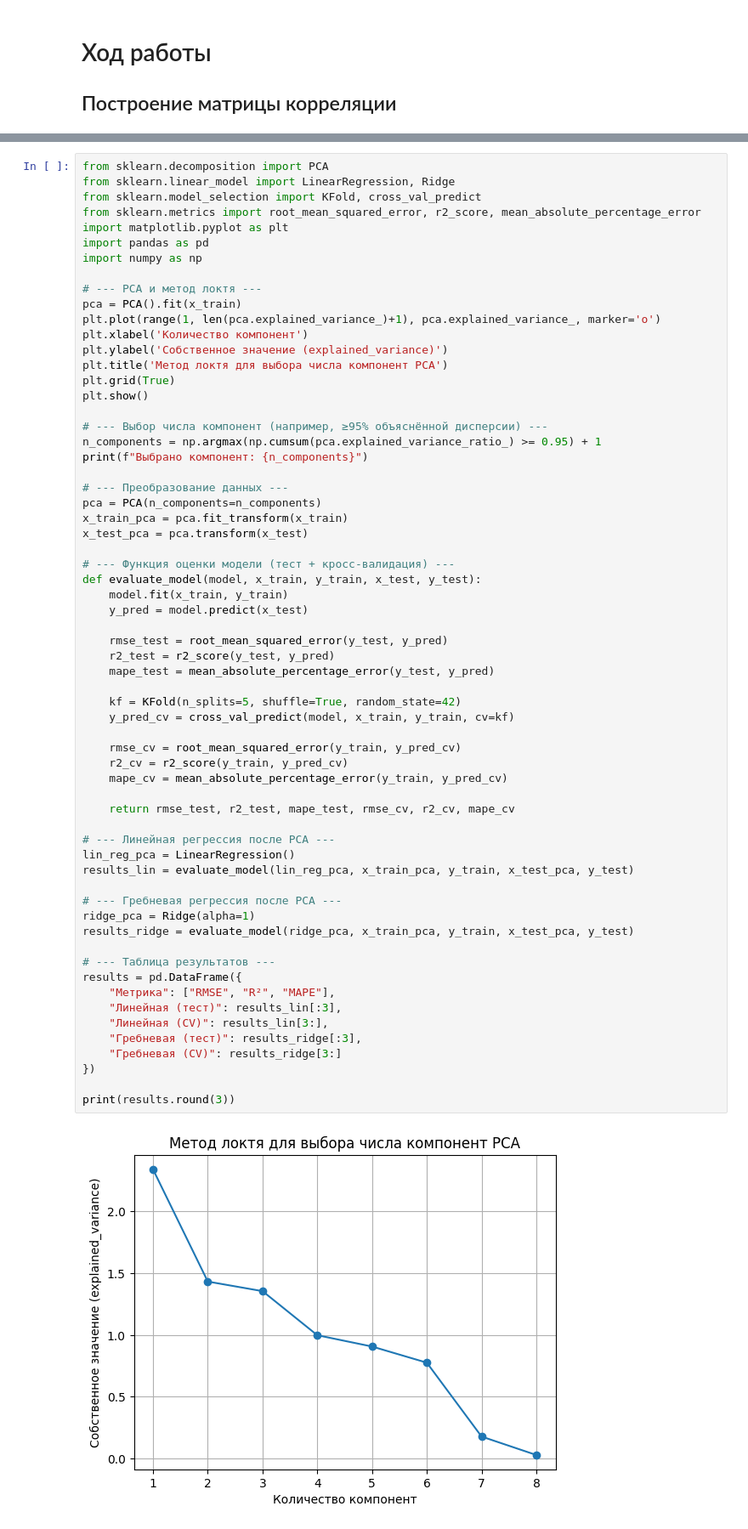
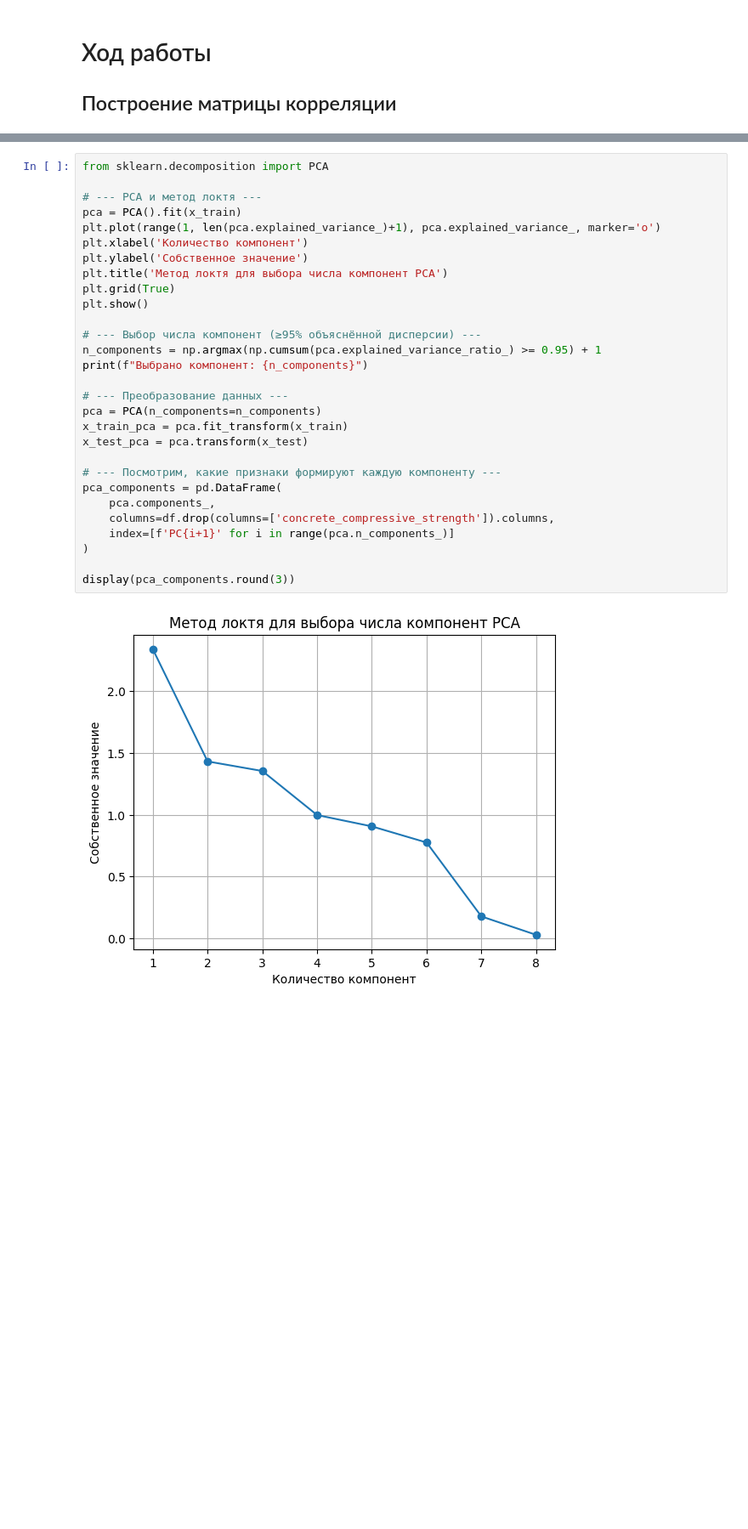
Before and after one commit to olesya1119/ML, a Jupyter notebook: lab1/notebook.ipynb, the cells around one changed output, grey strips where cells are left out. Shown at 85% size. Drawn from its saved outputs; the diff is of its cells as text; blank space fills up the shorter version.

```diff
--- a/lab1/notebook.ipynb
+++ b/lab1/notebook.ipynb
@@ -502,66 +495,32 @@ print(results.round(3))
 # %%
 from sklearn.decomposition import PCA
-from sklearn.linear_model import LinearRegression, Ridge
-from sklearn.model_selection import KFold, cross_val_predict
-from sklearn.metrics import root_mean_squared_error, r2_score, mean_absolute_percentage_error
-import matplotlib.pyplot as plt
-import pandas as pd
-import numpy as np
 
 # --- PCA и метод локтя ---
 pca = PCA().fit(x_train)
 plt.plot(range(1, len(pca.explained_variance_)+1), pca.explained_variance_, marker='o')
 plt.xlabel('Количество компонент')
-plt.ylabel('Собственное значение (explained_variance)')
+plt.ylabel('Собственное значение')
 plt.title('Метод локтя для выбора числа компонент PCA')
 plt.grid(True)
 plt.show()
 
-# --- Выбор числа компонент (например, ≥95% объяснённой дисперсии) ---
+# --- Выбор числа компонент (≥95% объяснённой дисперсии) ---
 n_components = np.argmax(np.cumsum(pca.explained_variance_ratio_) >= 0.95) + 1
 print(f"Выбрано компонент: {n_components}")
 
 # --- Преобразование данных ---
 pca = PCA(n_components=n_components)
 x_train_pca = pca.fit_transform(x_train)
 x_test_pca = pca.transform(x_test)
 
-# --- Функция оценки модели (тест + кросс-валидация) ---
-def evaluate_model(model, x_train, y_train, x_test, y_test):
-    model.fit(x_train, y_train)
-    y_pred = model.predict(x_test)
+# --- Посмотрим, какие признаки формируют каждую компоненту ---
+pca_components = pd.DataFrame(
+    pca.components_,
+    columns=df.drop(columns=['concrete_compressive_strength']).columns,
+    index=[f'PC{i+1}' for i in range(pca.n_components_)]
+)
 
-    rmse_test = root_mean_squared_error(y_test, y_pred)
-    r2_test = r2_score(y_test, y_pred)
-    mape_test = mean_absolute_percentage_error(y_test, y_pred)
-
-    kf = KFold(n_splits=5, shuffle=True, random_state=42)
-    y_pred_cv = cross_val_predict(model, x_train, y_train, cv=kf)
-
-    rmse_cv = root_mean_squared_error(y_train, y_pred_cv)
-    r2_cv = r2_score(y_train, y_pred_cv)
-    mape_cv = mean_absolute_percentage_error(y_train, y_pred_cv)
-
-    return rmse_test, r2_test, mape_test, rmse_cv, r2_cv, mape_cv
-
-# --- Линейная регрессия после PCA ---
-lin_reg_pca = LinearRegression()
-results_lin = evaluate_model(lin_reg_pca, x_train_pca, y_train, x_test_pca, y_test)
-
-# --- Гребневая регрессия после PCA ---
-ridge_pca = Ridge(alpha=1)
-results_ridge = evaluate_model(ridge_pca, x_train_pca, y_train, x_test_pca, y_test)
-
-# --- Таблица результатов ---
-results = pd.DataFrame({
-    "Метрика": ["RMSE", "R²", "MAPE"],
-    "Линейная (тест)": results_lin[:3],
-    "Линейная (CV)": results_lin[3:],
-    "Гребневая (тест)": results_ridge[:3],
-    "Гребневая (CV)": results_ridge[3:]
-})
-
-print(results.round(3))
+display(pca_components.round(3))
 # %% [output]
-[figure, old version]
+[figure, new version]
 Выбрано компонент: 6
```
Also changed, not shown: parts of 22 cells of this notebook.
